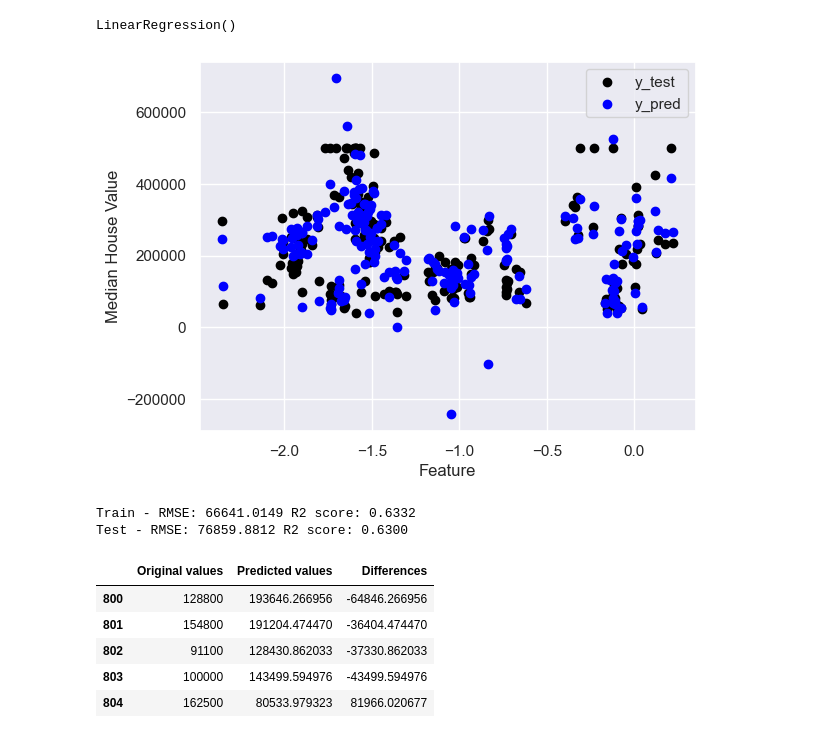
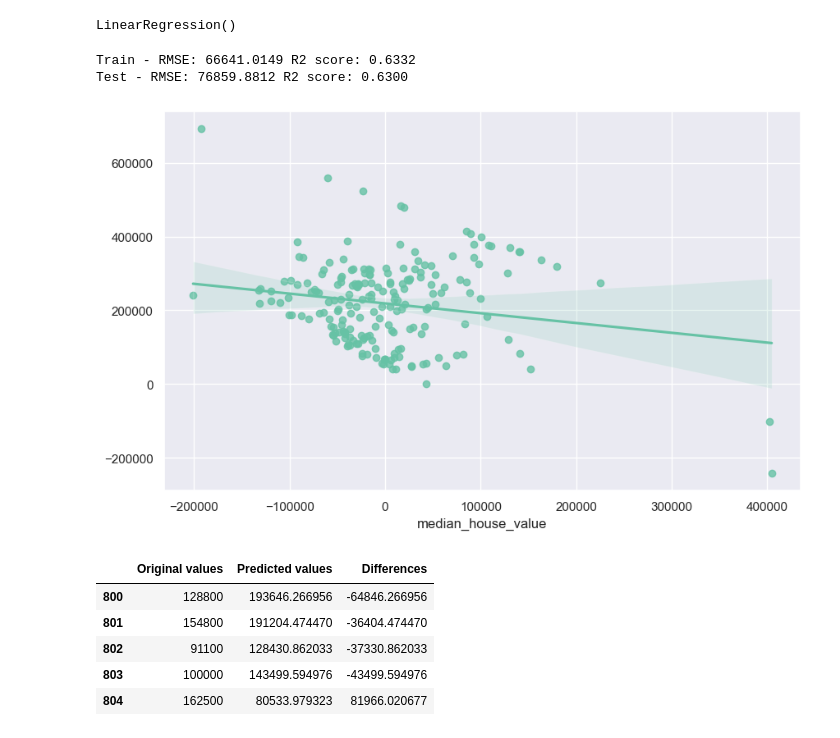
Before and after one commit to rawat9/mlcw, a Jupyter notebook: regression.ipynb, the cells around one changed output. Drawn from its saved outputs; the diff is of its cells as text; code cells hidden in the pictures.

Commit message:
add residual scatter plot

```diff
--- a/regression.ipynb
+++ b/regression.ipynb
@@ -232,24 +232,19 @@ y_pred_train = linear_regressor.predict(X_train)
 # Make predictions using the testing set
 y_pred = linear_regressor.predict(X_test)
 
-# I decided that for visualisation i wanted to use mock1.
-X_disp = X_test[:,0] # We have to choose a single column of the feature matrix so we can plot a 2D scatter plot.
-
-# Plot outputs
-plt.scatter(X_disp, y_test,  color='black', label='y_test') # Observed y values
-plt.scatter(X_disp, y_pred, color='blue', label='y_pred') # predicted y values
-plt.xlabel('Feature')
-plt.ylabel('Median House Value')
-plt.legend()
-plt.show()
-
 # The mean squared error loss and R2 for the test and train data
 print('Train - RMSE: {:.4f} R2 score: {:.4f}'.format(root_mean_squared_error(y_train, y_pred_train), r2_score(y_train, y_pred_train)))
 print('Test - RMSE: {:.4f} R2 score: {:.4f}'.format(root_mean_squared_error(y_test, y_pred), r2_score(y_test, y_pred)))
 # %% [output]
-[figure, removed]
 Train - RMSE: 66641.0149 R2 score: 0.6332
 Test - RMSE: 76859.8812 R2 score: 0.6300
+# %%
+plt.figure(figsize=(10, 6))
+residuals = y_test - y_pred
+sns.regplot(x=residuals, y=y_pred)
+plt.show()
+# %% [output]
+[figure, added]
 # %%
 original_values = y_test[:5]
 predicted_values = y_pred[:5]
```
